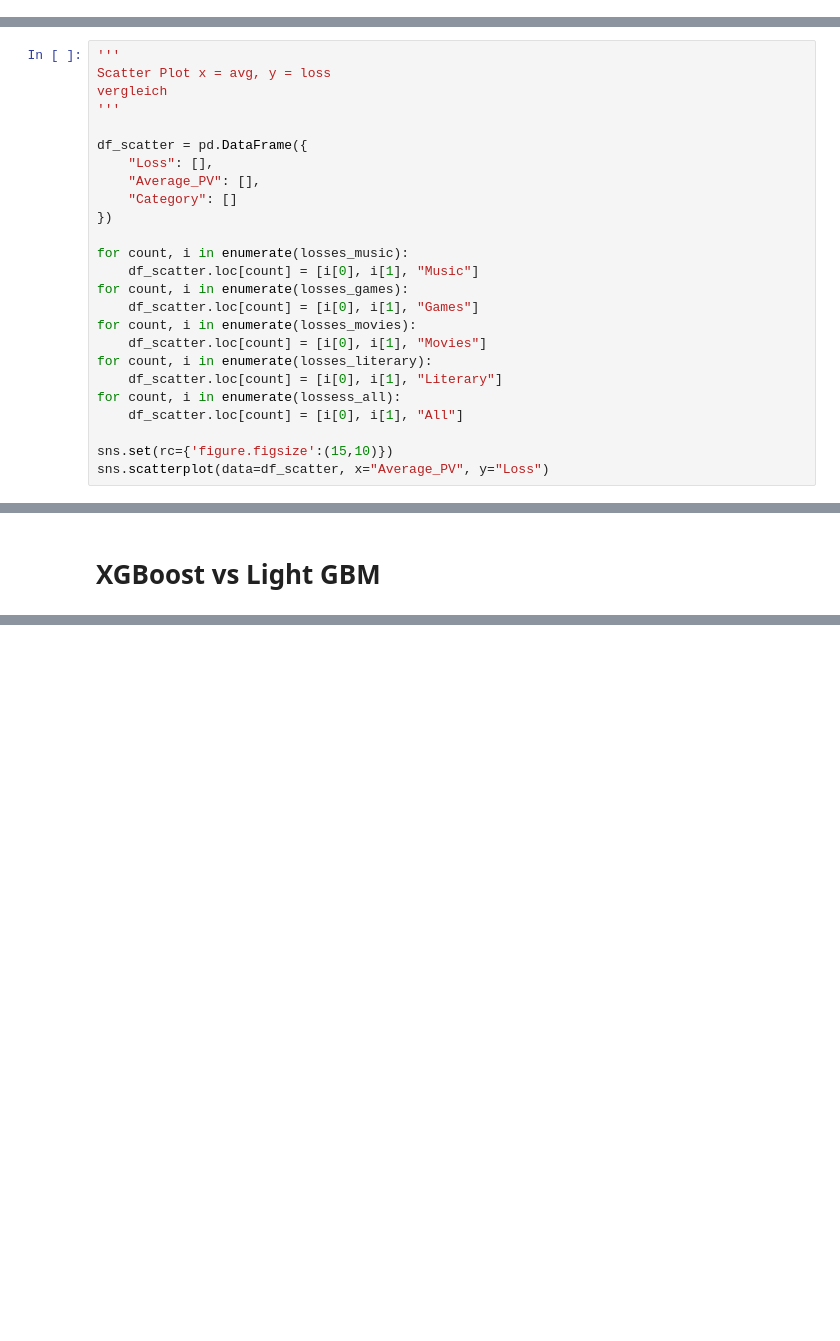
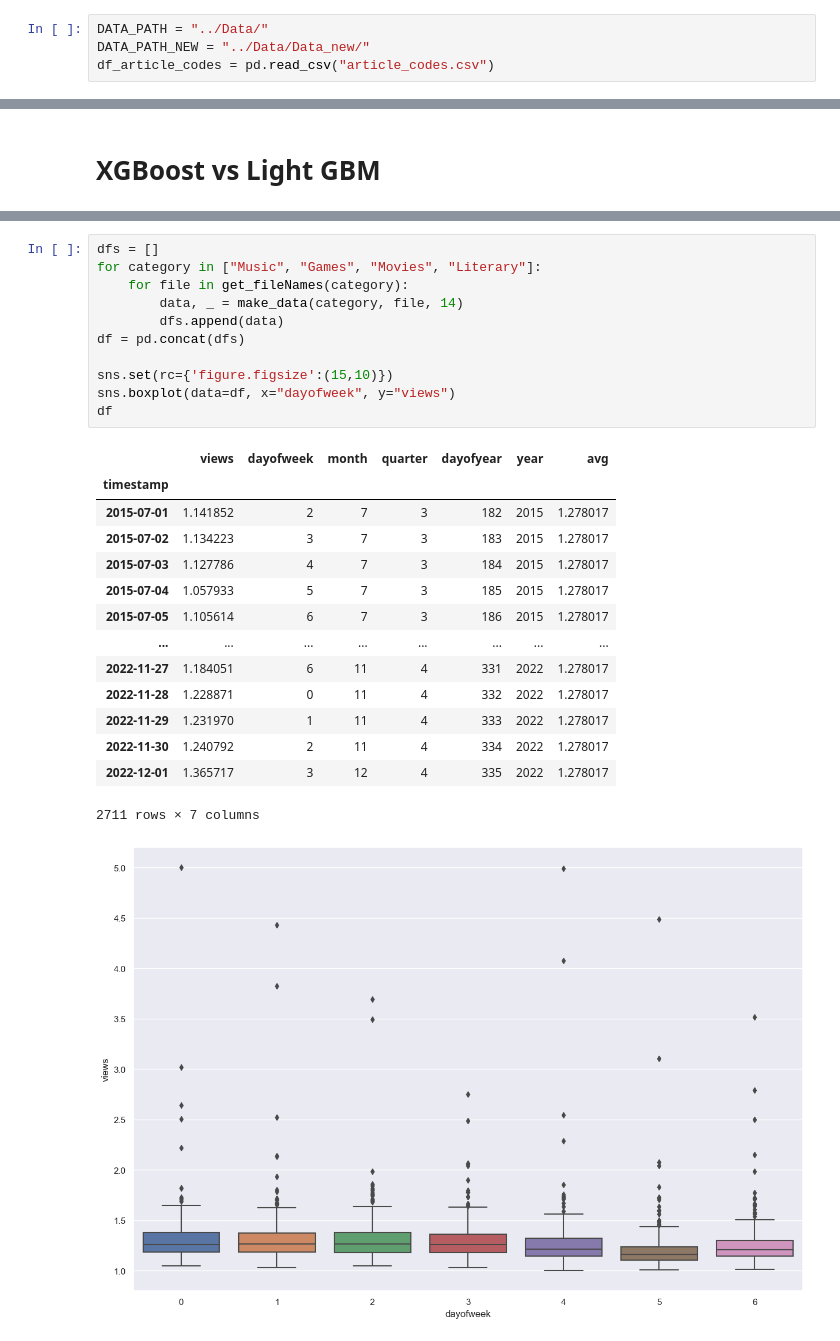
Before and after one commit to MohammadSakhnini/PageView_Prediction, a Jupyter notebook: XGBoost/xg.ipynb, the cells around one changed output, grey strips where cells are left out. Drawn from its saved outputs; the diff is of its cells as text; blank space fills up the shorter version.

```diff
--- a/XGBoost/xg.ipynb
+++ b/XGBoost/xg.ipynb
@@ -18,4 +19,8 @@ import tsfresh
 from sklearn.preprocessing import MinMaxScaler
 # %% [markdown]
 # Helper Methods
+# %%
+DATA_PATH = "../Data/"
+DATA_PATH_NEW = "../Data/Data_new/"
+df_article_codes = pd.read_csv("article_codes.csv")
 # %%
@@ -198,25 +158,0 @@ sns.scatterplot(data=df_scatter, x="Length", y="Average", hue="Category")
-# %%
-'''
-Scatter Plot x = avg, y = loss
-vergleich
-'''
-
-df_scatter = pd.DataFrame({
-    "Loss": [],
-    "Average_PV": [],
-    "Category": []
-})
-
-for count, i in enumerate(losses_music):
-    df_scatter.loc[count] = [i[0], i[1], "Music"]
-for count, i in enumerate(losses_games):
-    df_scatter.loc[count] = [i[0], i[1], "Games"]
-for count, i in enumerate(losses_movies):
-    df_scatter.loc[count] = [i[0], i[1], "Movies"]
-for count, i in enumerate(losses_literary):
-    df_scatter.loc[count] = [i[0], i[1], "Literary"]
-for count, i in enumerate(lossess_all):
-    df_scatter.loc[count] = [i[0], i[1], "All"]
-
-sns.set(rc={'figure.figsize':(15,10)})
-sns.scatterplot(data=df_scatter, x="Average_PV", y="Loss")
@@ -337,0 +532,27 @@ sns.boxplot(data=df_all)
+# %%
+dfs = []
+for category in ["Music", "Games", "Movies", "Literary"]:
+    for file in get_fileNames(category):
+        data, _ = make_data(category, file, 14)
+        dfs.append(data)
+df = pd.concat(dfs)
+
+sns.set(rc={'figure.figsize':(15,10)})
+sns.boxplot(data=df, x="dayofweek", y="views")
+df
+# %% [output]
+|  | views | dayofweek | month | quarter | dayofyear | year | avg |
+| timestamp |  |  |  |  |  |  |  |
+| 2015-07-01 | 1.141852 | 2 | 7 | 3 | 182 | 2015 | 1.278017 |
+| 2015-07-02 | 1.134223 | 3 | 7 | 3 | 183 | 2015 | 1.278017 |
+| 2015-07-03 | 1.127786 | 4 | 7 | 3 | 184 | 2015 | 1.278017 |
+| 2015-07-04 | 1.057933 | 5 | 7 | 3 | 185 | 2015 | 1.278017 |
+| 2015-07-05 | 1.105614 | 6 | 7 | 3 | 186 | 2015 | 1.278017 |
+| ... | ... | ... | ... | ... | ... | ... | ... |
+| 2022-11-27 | 1.184051 | 6 | 11 | 4 | 331 | 2022 | 1.278017 |
+| 2022-11-28 | 1.228871 | 0 | 11 | 4 | 332 | 2022 | 1.278017 |
+| 2022-11-29 | 1.231970 | 1 | 11 | 4 | 333 | 2022 | 1.278017 |
+| 2022-11-30 | 1.240792 | 2 | 11 | 4 | 334 | 2022 | 1.278017 |
+| 2022-12-01 | 1.365717 | 3 | 12 | 4 | 335 | 2022 | 1.278017 |
+2711 rows × 7 columns
+[figure, added]
```
Also changed, not shown: parts of 31 cells of this notebook, 3 other files.
